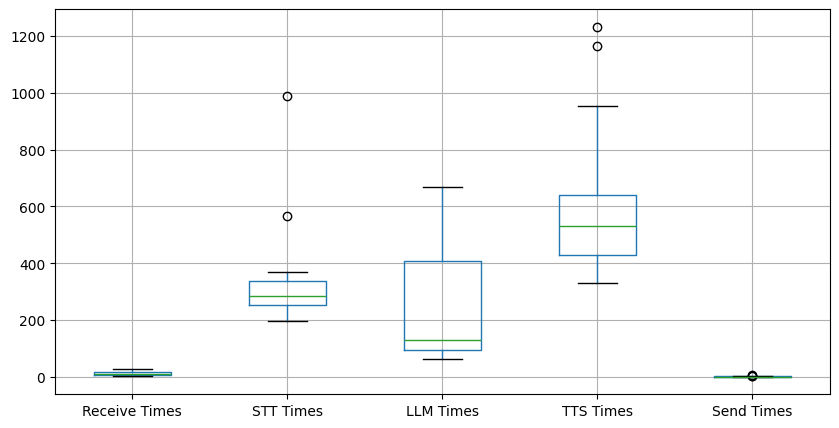
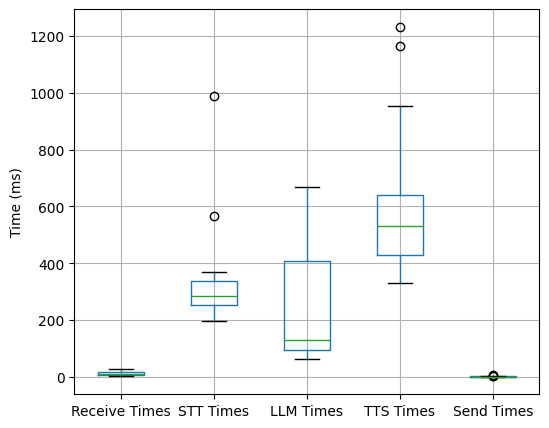
Unified diff of the notebook cell whose output changed from the first chart to the second:
--- before
+++ after
@@ -6,3 +6,3 @@
     "Send Times": pd.Series(send_times[0]),
 })
-size_table.boxplot(column=["Receive Times", "STT Times", "LLM Times", "TTS Times", "Send Times"], figsize=(10, 5))
+size_table.boxplot(column=["Receive Times", "STT Times", "LLM Times", "TTS Times", "Send Times"], ylabel="Time (ms)", figsize=(6, 5))

Commit: update